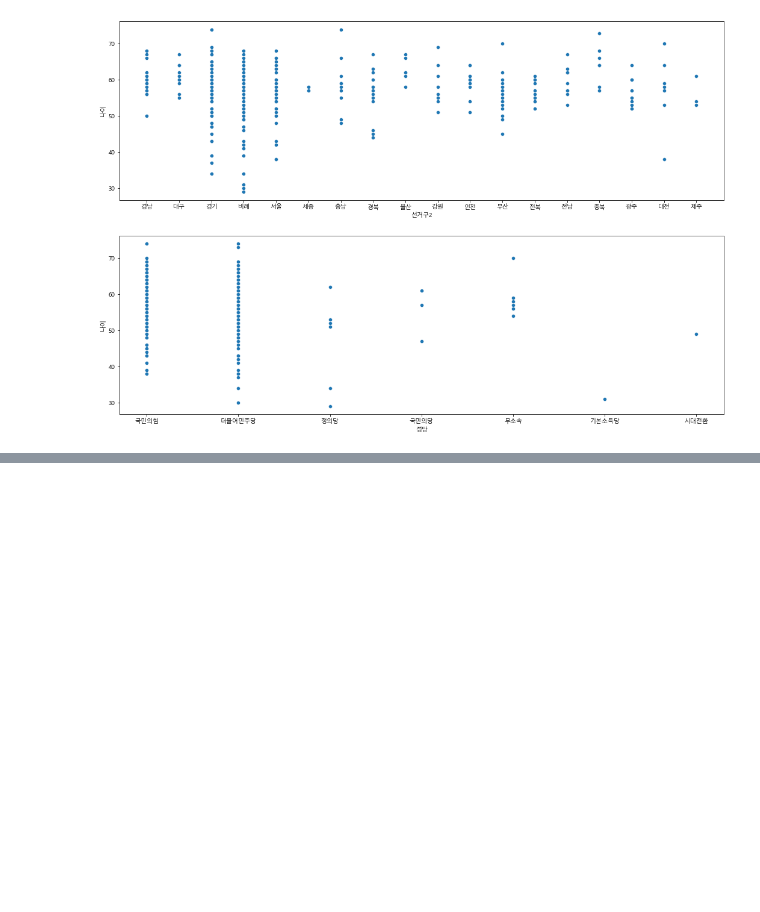
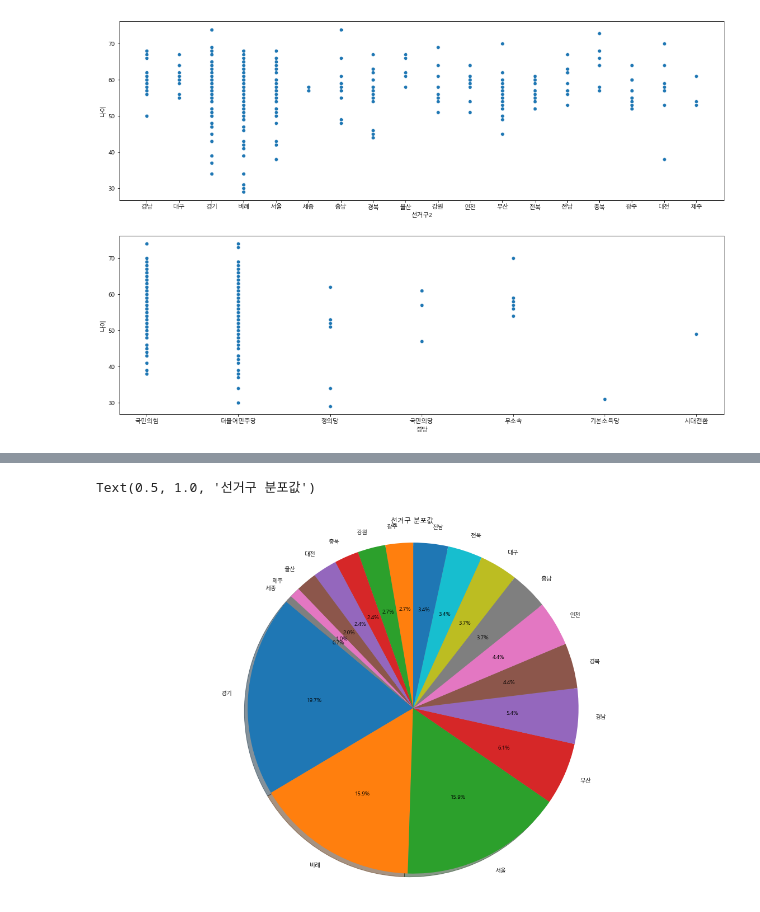
Before and after one commit to TheMatw/python_webscraping, a Jupyter notebook: 08국회의원현황.ipynb, the cells around one changed output, grey strips where cells are left out. Saved outputs shown, nothing was run; the diff lists cells and outputs as text; code cells hidden in the pictures; blank space fills up the shorter version.

```diff
--- a/08국회의원현황.ipynb
+++ b/08국회의원현황.ipynb
@@ -472,0 +492,5 @@ figure.set_size_inches(18,12)
+# %%
+#row count를 %(퍼센티지) 비율로 나타내려면 normalize=True 로 설정
+cdf = member_df['선거구2'].value_counts(normalize=True)
+print(cdf.index)
+cdf
@@ -472,0 +520,13 @@ figure.set_size_inches(18,12)
+# %%
+#matplotlib의 pie chart 그리기
+#figure size 설정
+figure = plt.figure(figsize=(20,12))
+#autopct는 값의 퍼센티지 포맷을 설정
+#startangle은 첫번째 pie의 각도 설정
+plt.pie(cdf,labels=cdf.index, autopct='%1.1f%%', startangle=140, shadow=True)
+#pie plot를 그릴때 원의 형태를 유지하도록 하는 설정
+plt.axis('equal')
+plt.title('선거구 분포값')
+# %% [output]
+Text(0.5, 1.0, '선거구 분포값')
+[figure, added]
```
Also changed, not shown: parts of 4 cells of this notebook.
